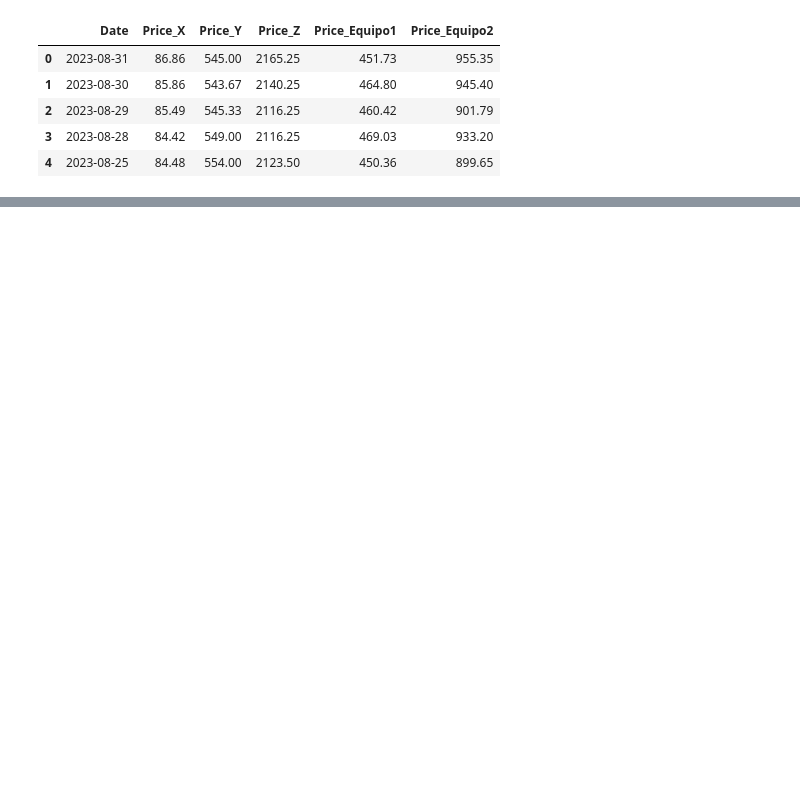
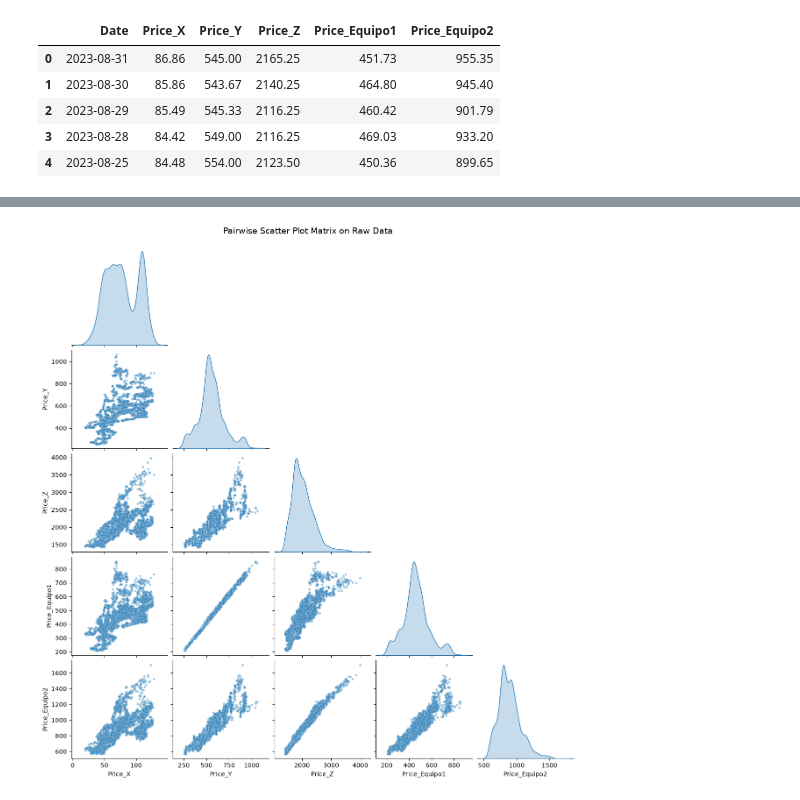
Before and after one commit to jorgesandovalpablo/construction-project, a Jupyter notebook: notebooks/01_eda_material.ipynb, the cells around one changed output, grey strips where cells are left out. Saved outputs shown, nothing was run; the diff lists cells and outputs as text; code cells hidden in the pictures; blank space fills up the shorter version.

```diff
--- a/notebooks/01_eda_material.ipynb
+++ b/notebooks/01_eda_material.ipynb
@@ -206,0 +363,15 @@ Registros evaluados en el rango común: 3530
+# %%
+def plot_full_pairplot(df: pd.DataFrame, date_col: str = 'Date', title : str = 'Raw Data' ) -> None:
+    """
+    Generates pairplot matrix in order to compare relatioships in prices
+    """
+    numeric_df = df.drop(columns=[date_col], errors='ignore').select_dtypes(include='number')
+
+    g = sns.pairplot(numeric_df, kind='scatter', diag_kind='kde', corner=True, plot_kws={'alpha': 0.4, 's': 15})
+    g.fig.suptitle(f'Pairwise Scatter Plot Matrix on {title}', y=1.02, fontsize=14)
+    plt.savefig(f'../notebooks/figures/03_Paiplot_Matrix_{title}.png',dpi=150)
+    plt.show()
+# %%
+plot_full_pairplot(df_equipment_norm)
+# %% [output]
+[figure, added]
```
Also changed, not shown: parts of 34 cells of this notebook.
